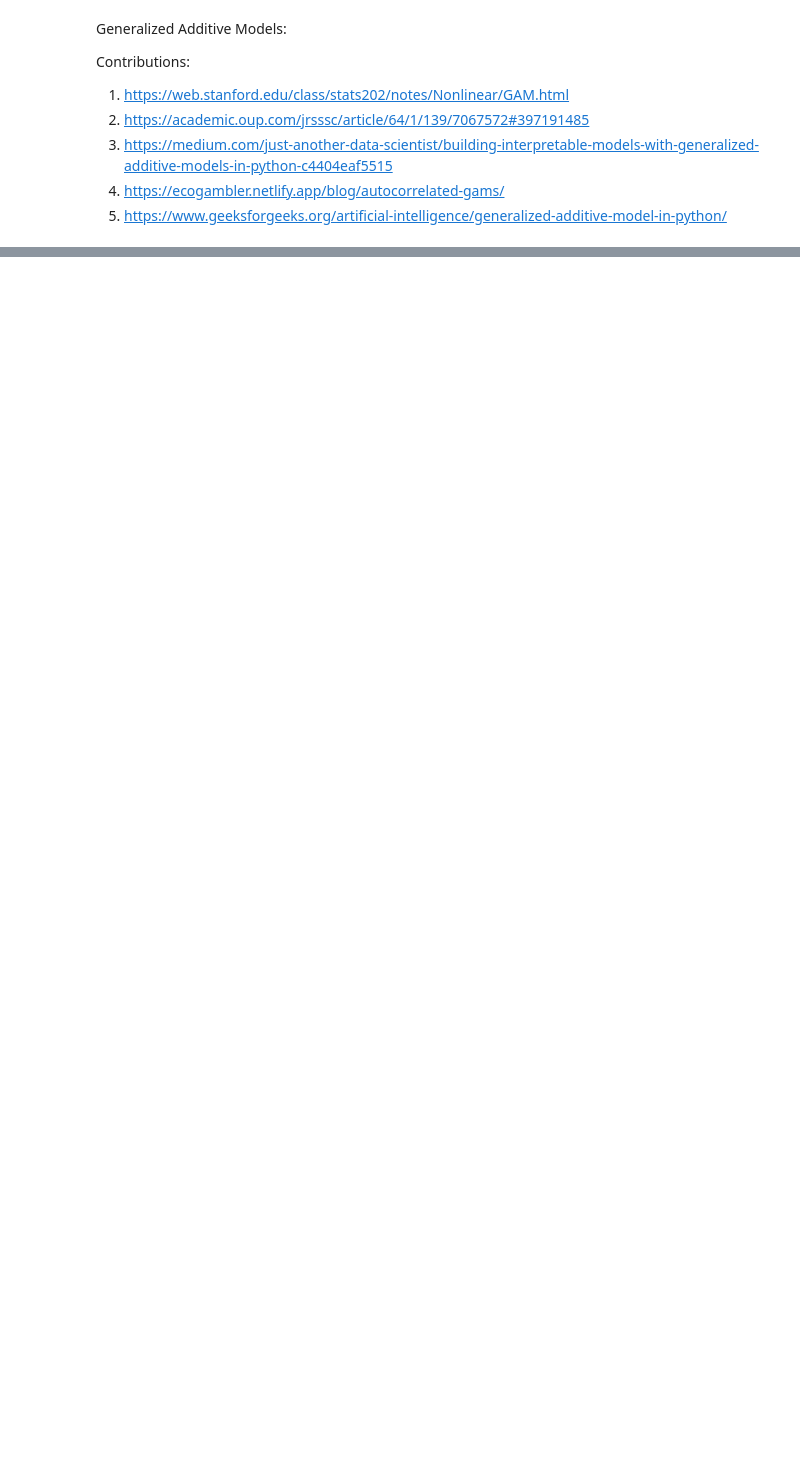
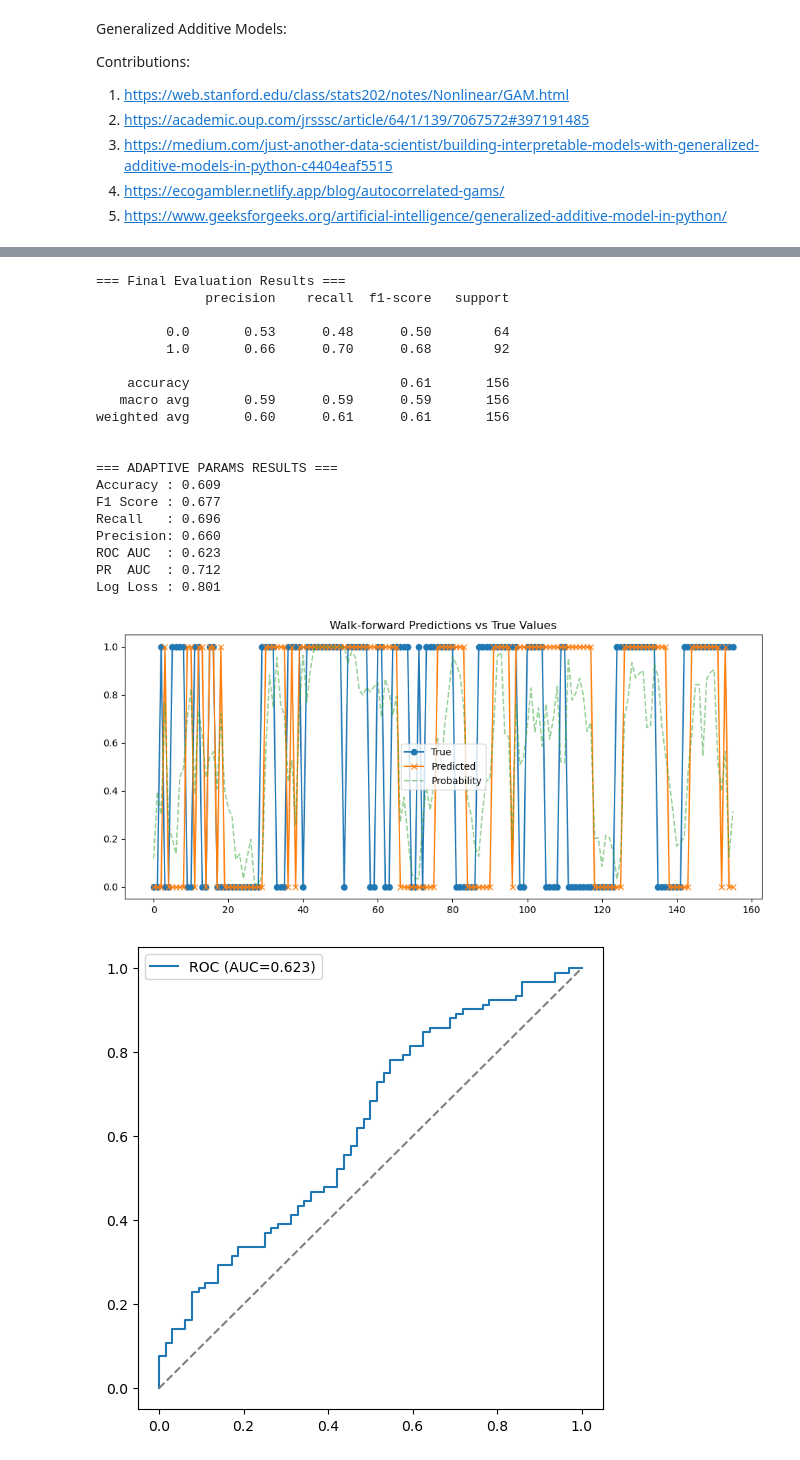
Before and after one commit to CChlungwani/forecast_curve, a Jupyter notebook: model_training/gam.ipynb, the cells around one changed output, grey strips where cells are left out. Drawn from its saved outputs; the diff is of its cells as text; code cells hidden in the pictures; blank space fills up the shorter version.

```diff
--- a/model_training/gam.ipynb
+++ b/model_training/gam.ipynb
@@ -90,3 +134,11 @@ print(y)
 # %%
+import hashlib
 
-gam = GAM(s(0, n_splines=5) + s(1) + f(2) + s(3), distribution=’gamma’, link=’log’)
+def window_signature(X):
+    """
+    Create a stable, compact signature for a rolling window
+    based on its mean and std across features.
+    """
+    stats = np.concatenate([X.mean(axis=0), X.std(axis=0)])
+    stats_bytes = stats.tobytes()
+    return hashlib.sha1(stats_bytes).hexdigest()
@@ -92,0 +342,48 @@ gam = GAM(s(0, n_splines=5) + s(1) + f(2) + s(3), distribution=’gamma’, link
+# %%
+# ============================================
+# Run model
+# ============================================
+def main():
+    # === Data Preparation ===
+    X = data.iloc[:, :-1].values
+    y = data.iloc[:, -1].values
+    feature_variables = data.columns[:-1].tolist()
+    X = np.nan_to_num(X, nan=0.0, posinf=1e10, neginf=-1e10)
+
+    # === Phase 1: Hyperparameter tuning (on full sample) ===
+    print("=== PHASE 1: HYPERPARAMETER TUNING ===")
+    best_params = tune_hyperparameters(X, y, feature_variables)
+
+    # === Phase 2: Final Evaluation ===
+    print("\n=== PHASE 2: FINAL EVALUATION ===")
+
+    # Adaptive params, rolling window
+    actuals_adapt, preds_adapt, probs_adapt = walk_forward_validation(
+        X,
+        y,
+        feature_variables,
+        FINAL_TEST_POINTS,
+        best_params,
+        lookback=360,
+        retune_every=52
+    )
+
+    # === Phase 3: Visualization ===
+
+
+    print("\n=== ADAPTIVE PARAMS RESULTS ===")
+    display_walkforward_results(actuals_adapt, preds_adapt, probs_adapt)
+
+    return {
+    "best_params": best_params,
+    "adaptive": (actuals_adapt, preds_adapt, probs_adapt),
+    "X": X,
+    "y": y,
+    "feature_variables": feature_variables
+}
+
+
+
+if __name__ == "__main__":
+    results = main()
+# %% [output]
@@ -92,0 +444,21 @@ gam = GAM(s(0, n_splines=5) + s(1) + f(2) + s(3), distribution=’gamma’, link
+=== Final Evaluation Results ===
+              precision    recall  f1-score   support
+
+         0.0       0.53      0.48      0.50        64
+         1.0       0.66      0.70      0.68        92
+
+    accuracy                           0.61       156
+   macro avg       0.59      0.59      0.59       156
+weighted avg       0.60      0.61      0.61       156
+
+
+=== ADAPTIVE PARAMS RESULTS ===
+Accuracy : 0.609
+F1 Score : 0.677
+Recall   : 0.696
+Precision: 0.660
+ROC AUC  : 0.623
+PR  AUC  : 0.712
+Log Loss : 0.801
+[figure, added]
+[figure, added]
```
Also changed, not shown: parts of 10 cells of this notebook, 7 other files.
